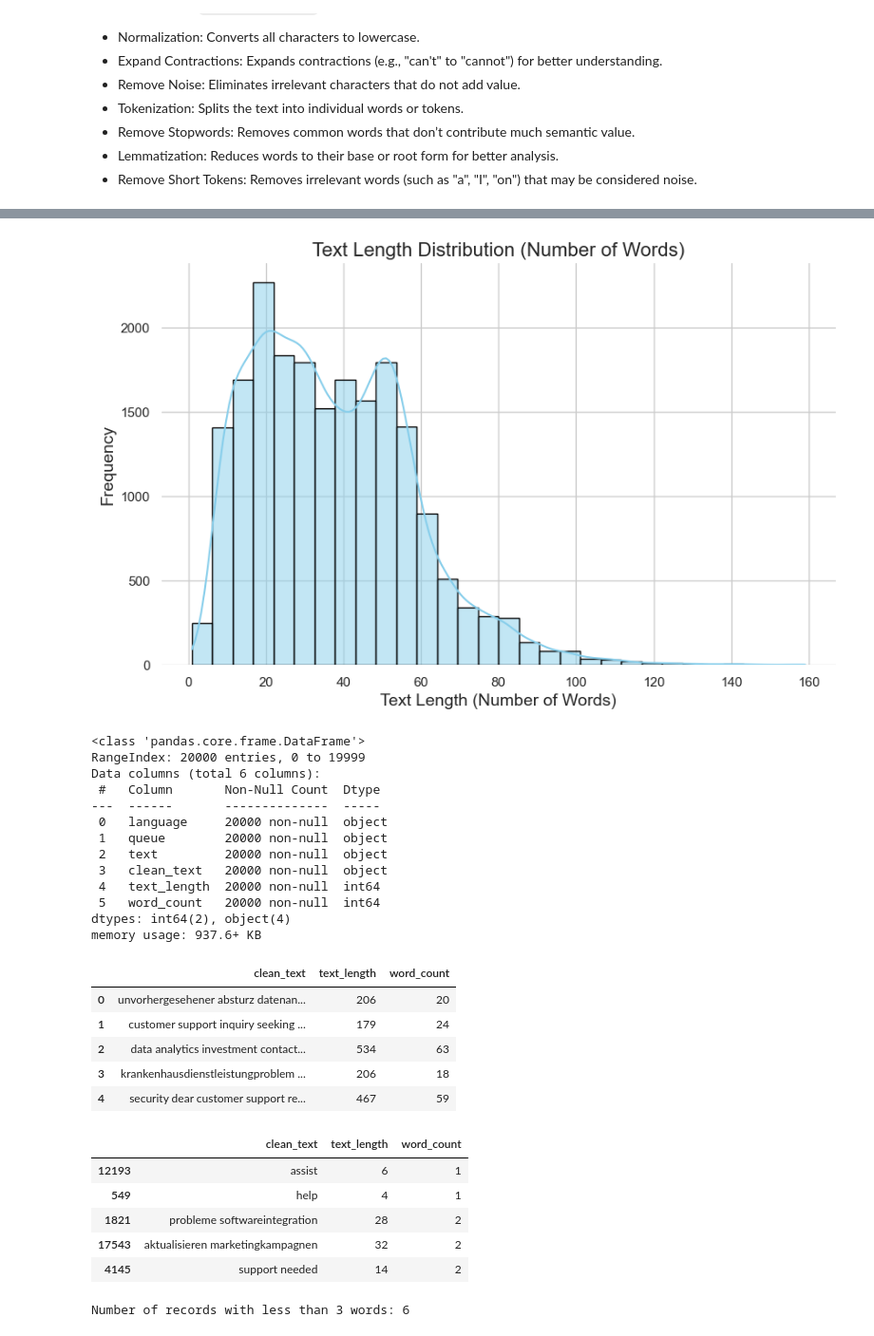
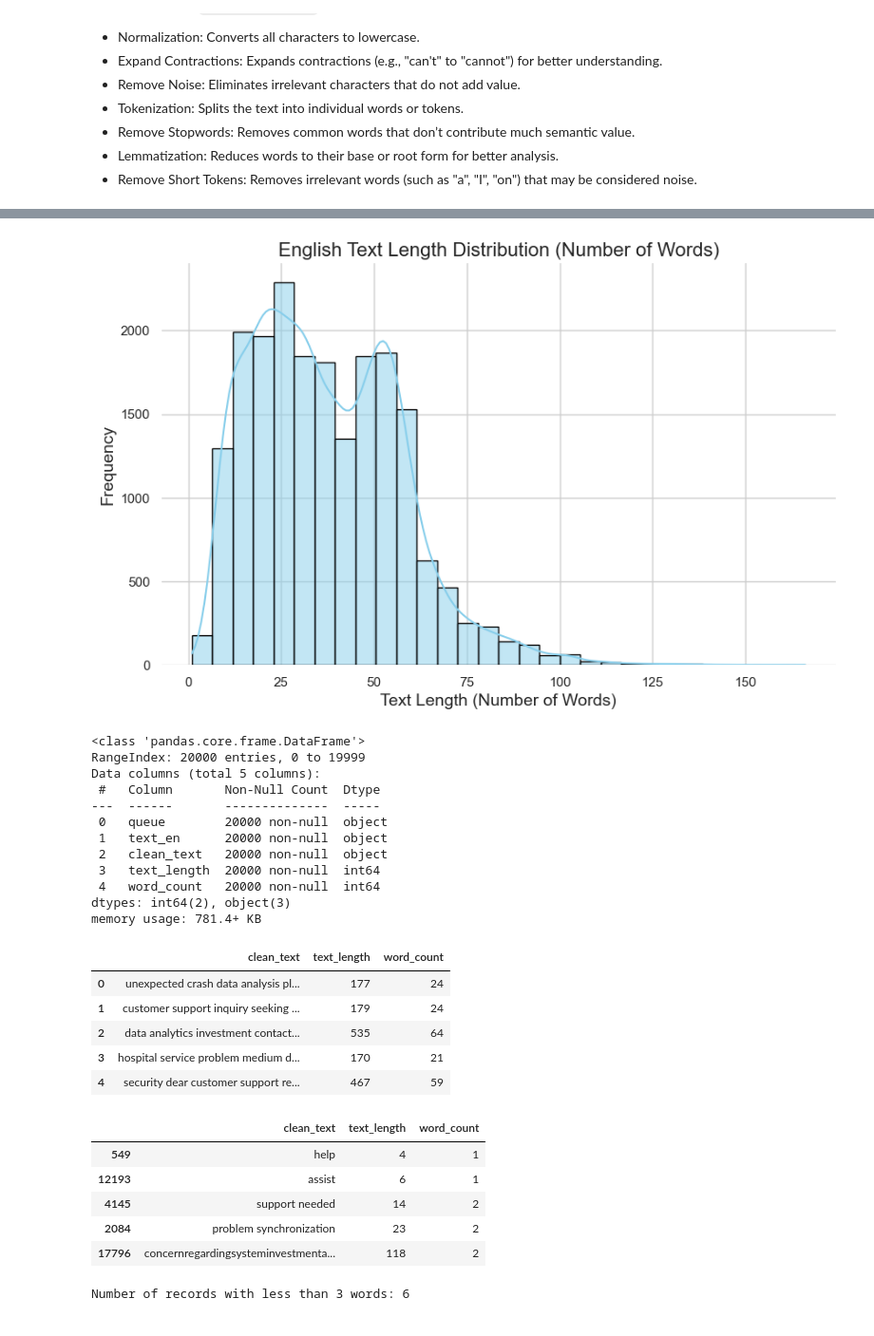
Before and after one commit to margavera/Customer-IT-Support-Text-Classification, a Jupyter notebook: notebooks/EDA.ipynb, the cells around one changed output, grey strips where cells are left out. Shown at 95% size. Drawn from its saved outputs; the diff is of its cells as text; code cells hidden in the pictures.

```diff
--- a/notebooks/EDA.ipynb
+++ b/notebooks/EDA.ipynb
@@ -190,0 +286,2 @@ With the function `preprocess_text` we intend to achieve clean text by following
+# %%
+df_english = df_english_initial[['queue','text_en']].copy()
@@ -191,6 +297,6 @@ With the function `preprocess_text` we intend to achieve clean text by following
 # %%
 # Apply preprocessing function to the dataset
-df_tickets['clean_text'] = df_tickets.apply(
-    lambda row: preprocess_text(row['text'], row['language']), axis=1
+df_english['clean_text'] = df_english.apply(
+    lambda row: preprocess_text(row['text_en']), axis=1
 )
 # %%
@@ -293,6 +398,6 @@ To remove this, we have chosen to set a threshold of 3 occurrences, removing the
 # %%
 # Calculate text length (number of characters) for each text entry
-df_tickets['text_length'] = df_tickets['clean_text'].apply(len)
+df_english['text_length'] = df_english['clean_text'].apply(len)
 # %%
 sns.set(style="whitegrid")
 plt.figure(figsize=(10, 6))
@@ -307,53 +412,52 @@ plt.show()
 # %%
-# Calculate the number of words in each text entry
-df_tickets['word_count'] = df_tickets['clean_text'].apply(lambda x: len(x.split()))
+# Calculate the number of words in each English text entry
+df_english['word_count'] = df_english['clean_text'].apply(lambda x: len(x.split()))
 # %%
 sns.set(style="whitegrid")
 plt.figure(figsize=(10, 6))
-sns.histplot(df_tickets['word_count'], bins=30, kde=True, color='skyblue', edgecolor='black')
-plt.title('Text Length Distribution (Number of Words)', fontsize=16)
+sns.histplot(df_english['word_count'], bins=30, kde=True, color='skyblue', edgecolor='black')
+plt.title('English Text Length Distribution (Number of Words)', fontsize=16)
 plt.xlabel('Text Length (Number of Words)', fontsize=14)
 plt.ylabel('Frequency', fontsize=14)
 sns.despine(left=True, bottom=True)
 plt.show()
 # %% [output]
-[figure, old version]
+[figure, new version]
 # %%
-df_tickets.info()
+df_english.info()
 # %% [output]
 <class 'pandas.core.frame.DataFrame'>
 RangeIndex: 20000 entries, 0 to 19999
-Data columns (total 6 columns):
+Data columns (total 5 columns):
  #   Column       Non-Null Count  Dtype
 ---  ------       --------------  -----
- 0   language     20000 non-null  object
- 1   queue        20000 non-null  object
- 2   text         20000 non-null  object
- 3   clean_text   20000 non-null  object
- 4   text_length  20000 non-null  int64
- 5   word_count   20000 non-null  int64
-dtypes: int64(2), object(4)
-memory usage: 937.6+ KB
+ 0   queue        20000 non-null  object
+ 1   text_en      20000 non-null  object
+ 2   clean_text   20000 non-null  object
+ 3   text_length  20000 non-null  int64
+ 4   word_count   20000 non-null  int64
+dtypes: int64(2), object(3)
+memory usage: 781.4+ KB
 # %%
-df_tickets[['clean_text', 'text_length', 'word_count']].head()
+df_english[['clean_text', 'text_length', 'word_count']].head()
 # %% [output]
 |  | clean_text | text_length | word_count |
-| 0 | unvorhergesehener absturz datenan... | 206 | 20 |
+| 0 | unexpected crash data analysis pl... | 177 | 24 |
 | 1 | customer support inquiry seeking ... | 179 | 24 |
-| 2 | data analytics investment contact... | 534 | 63 |
-| 3 | krankenhausdienstleistungproblem ... | 206 | 18 |
+| 2 | data analytics investment contact... | 535 | 64 |
+| 3 | hospital service problem medium d... | 170 | 21 |
 | 4 | security dear customer support re... | 467 | 59 |
 # %%
 # Sort by word_count in ascending order (shortest texts first)
-df_shortest_texts = df_tickets[['clean_text', 'text_length', 'word_count']].sort_values(by='word_count', ascending=True)
+df_shortest_english_texts = df_english[['clean_text', 'text_length', 'word_count']].sort_values(by='word_count', ascending=True)
 
-df_shortest_texts.head()
+df_shortest_english_texts.head()
 # %% [output]
 |  | clean_text | text_length | word_count |
+| 549 | help | 4 | 1 |
 | 12193 | assist | 6 | 1 |
-| 549 | help | 4 | 1 |
-| 1821 | probleme softwareintegration | 28 | 2 |
-| 17543 | aktualisieren marketingkampagnen | 32 | 2 |
 | 4145 | support needed | 14 | 2 |
+| 2084 | problem synchronization | 23 | 2 |
+| 17796 | concernregardingsysteminvestmenta... | 118 | 2 |
 # %%
 # Filter rows where the word_count is less than 3
```
Also changed, not shown: parts of 34 cells of this notebook, 4 other files.
